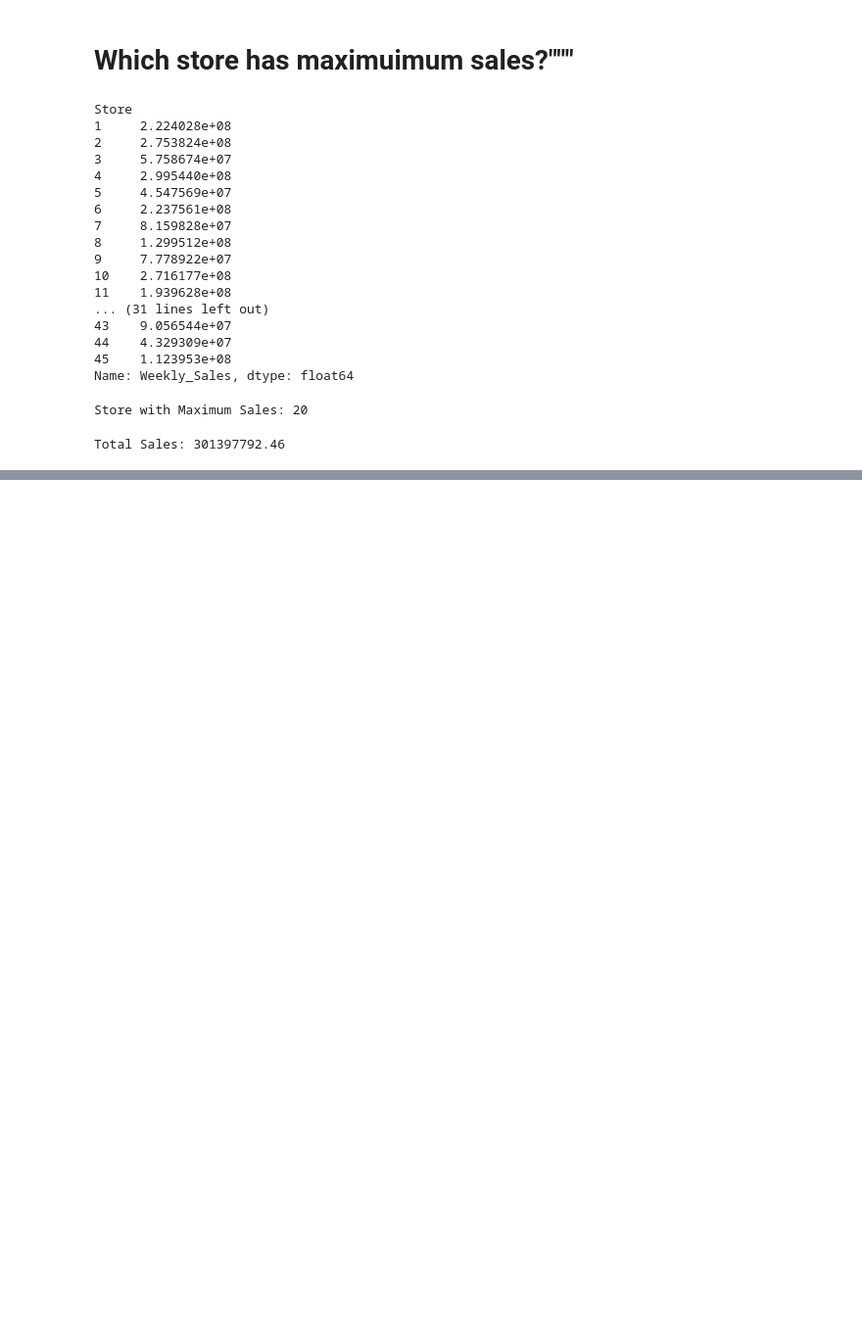
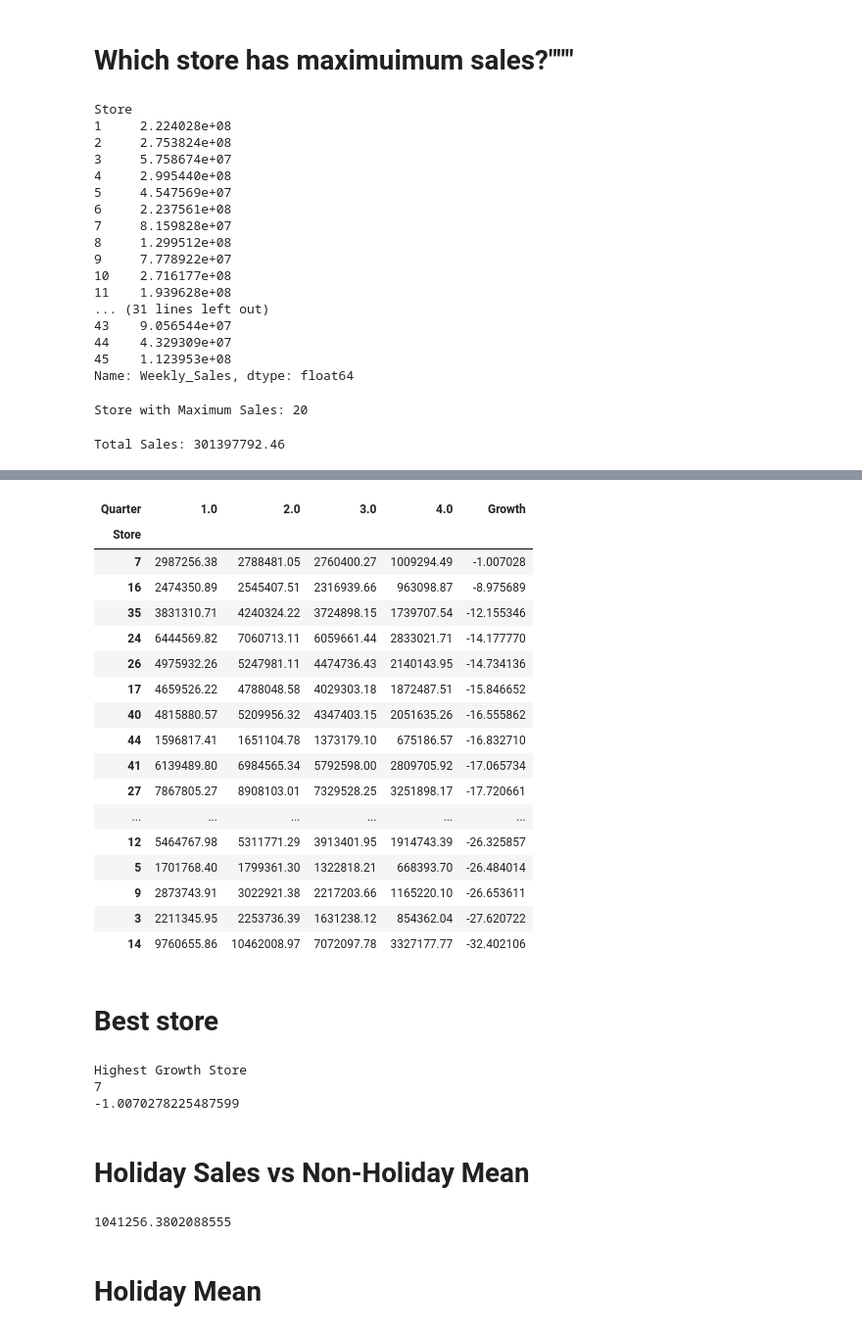
Before and after one commit to Tuffour0/Walmart, a Jupyter notebook: Walmart/walmart sales -1.ipynb, the cells around one changed output, grey strips where cells are left out. Shown at 98% size. Saved outputs shown, nothing was run; the diff lists cells and outputs as text; code cells hidden in the pictures; blank space fills up the shorter version.

```diff
--- a/Walmart/walmart sales -1.ipynb
+++ b/Walmart/walmart sales -1.ipynb
@@ -153,0 +230,6 @@ Total Sales: 301397792.46
+# %%
+sales2012 = df[df['Year']==2012]
+
+quarter_sales = sales2012.groupby(['Store','Quarter'])['Weekly_Sales'].sum().unstack()
+
+quarter_sales
@@ -153,0 +255,45 @@ Total Sales: 301397792.46
+# %%
+quarter_sales['Growth'] = ((quarter_sales[3]-quarter_sales[2])/quarter_sales[2])*100
+
+quarter_sales.sort_values('Growth',ascending=False)
+# %% [output]
+| Quarter | 1.0 | 2.0 | 3.0 | 4.0 | Growth |
+| Store |  |  |  |  |  |
+| 7 | 2987256.38 | 2788481.05 | 2760400.27 | 1009294.49 | -1.007028 |
+| 16 | 2474350.89 | 2545407.51 | 2316939.66 | 963098.87 | -8.975689 |
+| 35 | 3831310.71 | 4240324.22 | 3724898.15 | 1739707.54 | -12.155346 |
+| 24 | 6444569.82 | 7060713.11 | 6059661.44 | 2833021.71 | -14.177770 |
+| 26 | 4975932.26 | 5247981.11 | 4474736.43 | 2140143.95 | -14.734136 |
+| 17 | 4659526.22 | 4788048.58 | 4029303.18 | 1872487.51 | -15.846652 |
+| 40 | 4815880.57 | 5209956.32 | 4347403.15 | 2051635.26 | -16.555862 |
+| 44 | 1596817.41 | 1651104.78 | 1373179.10 | 675186.57 | -16.832710 |
+| 41 | 6139489.80 | 6984565.34 | 5792598.00 | 2809705.92 | -17.065734 |
+| 27 | 7867805.27 | 8908103.01 | 7329528.25 | 3251898.17 | -17.720661 |
+| ... | ... | ... | ... | ... | ... |
+| 12 | 5464767.98 | 5311771.29 | 3913401.95 | 1914743.39 | -26.325857 |
+| 5 | 1701768.40 | 1799361.30 | 1322818.21 | 668393.70 | -26.484014 |
+| 9 | 2873743.91 | 3022921.38 | 2217203.66 | 1165220.10 | -26.653611 |
+| 3 | 2211345.95 | 2253736.39 | 1631238.12 | 854362.04 | -27.620722 |
+| 14 | 9760655.86 | 10462008.97 | 7072097.78 | 3327177.77 | -32.402106 |
+# %% [markdown]
+# Best store
+# %%
+print("Highest Growth Store")
+
+print(quarter_sales['Growth'].idxmax())
+
+print(quarter_sales['Growth'].max())
+# %% [output]
+Highest Growth Store
+7
+-1.0070278225487599
+# %% [markdown]
+# Holiday Sales vs Non-Holiday Mean
+# %%
+nonholiday_mean = df[df['Holiday_Flag']==0]['Weekly_Sales'].mean()
+
+print(nonholiday_mean)
+# %% [output]
+1041256.3802088555
+# %% [markdown]
+# Holiday Mean
```
Also changed, not shown: parts of 15 cells of this notebook.
